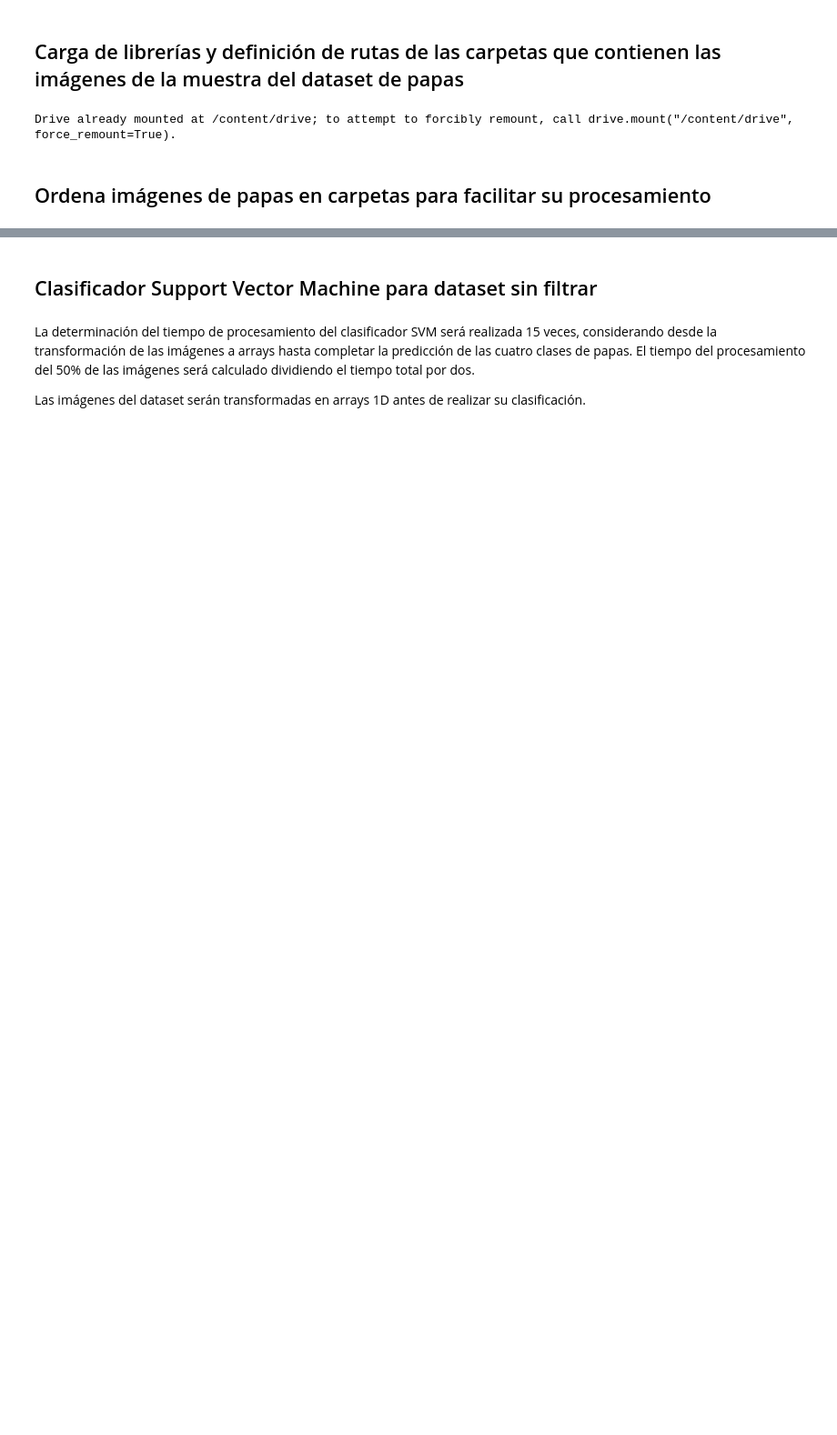
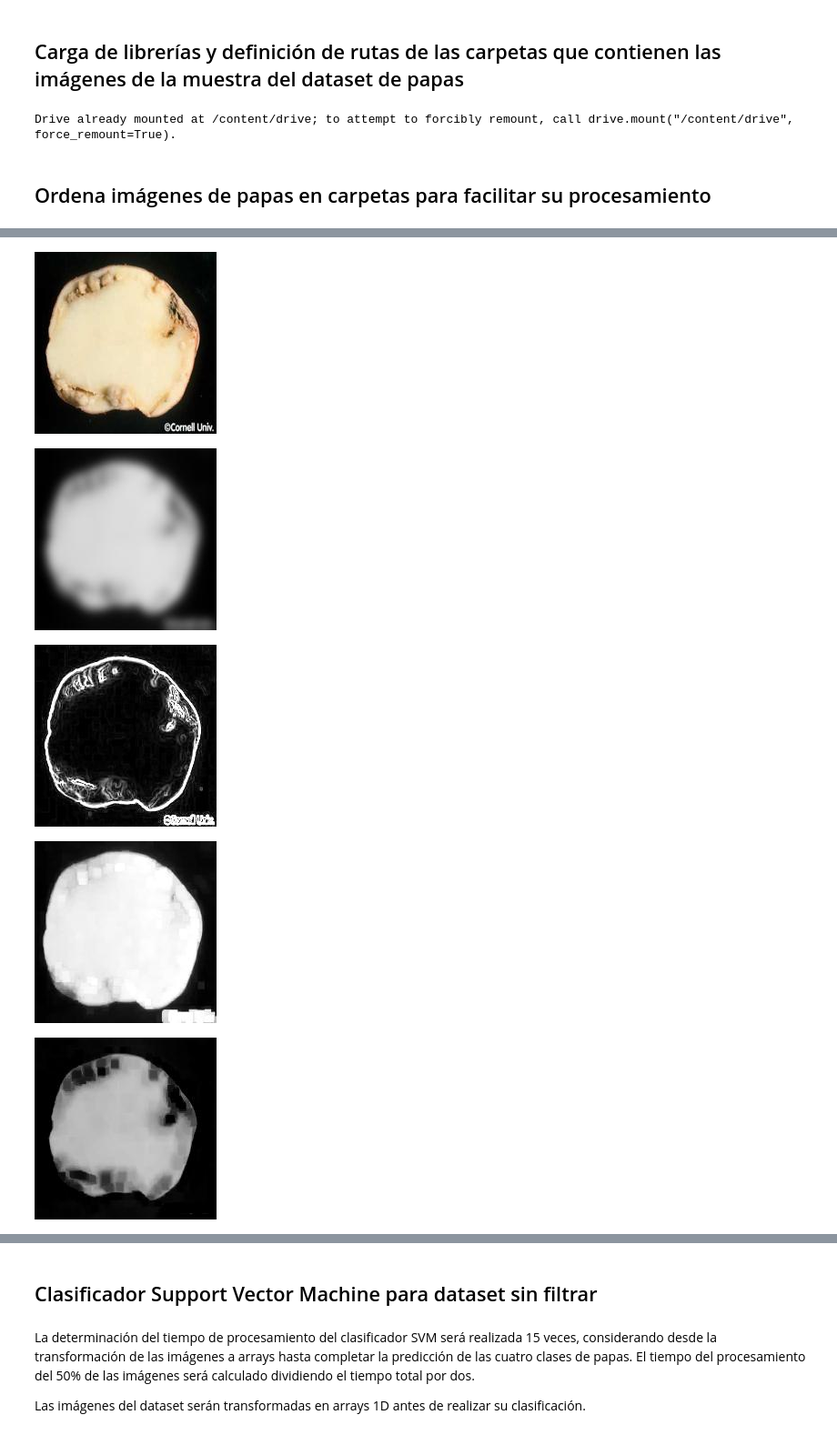
Before and after one commit to principioincertidumbre/ComputerVision, a Jupyter notebook: IntroCV_Tarea_2_Sofía_Vits.ipynb, the cells around one changed output, grey strips where cells are left out. Shown at 91% size. Saved outputs shown, nothing was run; the diff lists cells and outputs as text; code cells hidden in the pictures; blank space fills up the shorter version.

```diff
--- a/IntroCV_Tarea_2_Sofía_Vits.ipynb
+++ b/IntroCV_Tarea_2_Sofía_Vits.ipynb
@@ -399,0 +416,28 @@ for filename in glob.glob('/content/drive/MyDrive/potato/Healthy Potatoes Min/*.
+# %%
+# Compara papa afectada por blackleg antes y después de aplicar desenfoque Gaussiano, filtros Sobel, Máximo y Mínimo
+
+# Original
+pil_im2 = Image.open('{}/50.jpg'.format(inPath2))
+display(pil_im2)
+
+# Desenfoque Gaussiano
+pil_im_g2 = Image.open('{}/50.jpg'.format(inPath6))
+display(pil_im_g2)
+
+# Sobel
+pil_im_s2 = Image.open('{}/50.jpg'.format(inPath10))
+display(pil_im_s2)
+
+# Máximo
+pil_im_m2 = Image.open('{}/50.jpg'.format(inPath14))
+display(pil_im_m2)
+
+# Mínimo
+pil_im_mi2 = Image.open('{}/50.jpg'.format(inPath18))
+display(pil_im_mi2)
+# %% [output]
+[figure, added]
+[figure, added]
+[figure, added]
+[figure, added]
+[figure, added]
```
Also changed, not shown: parts of 59 cells of this notebook.
